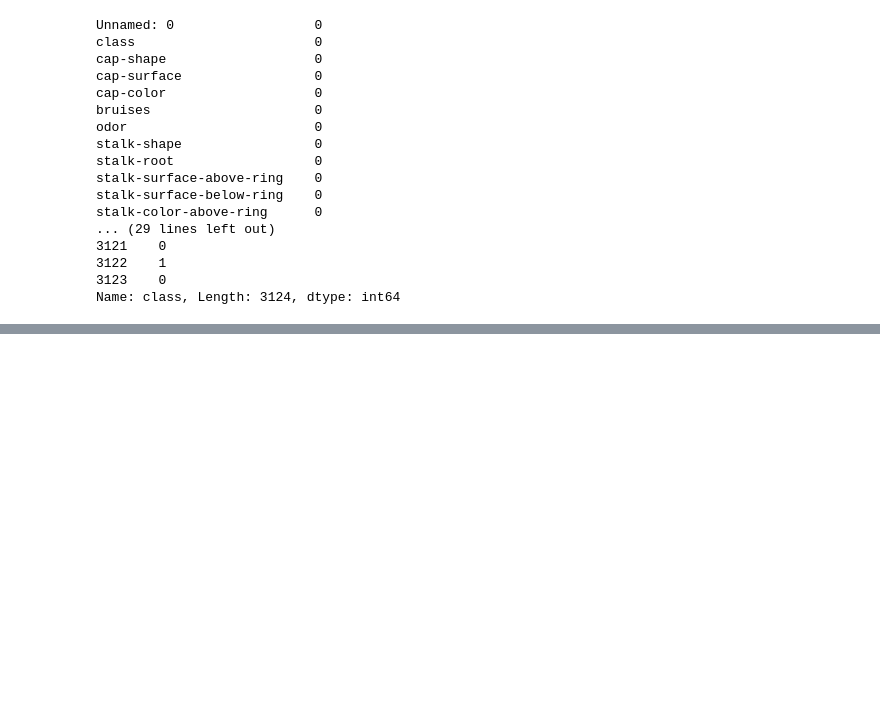
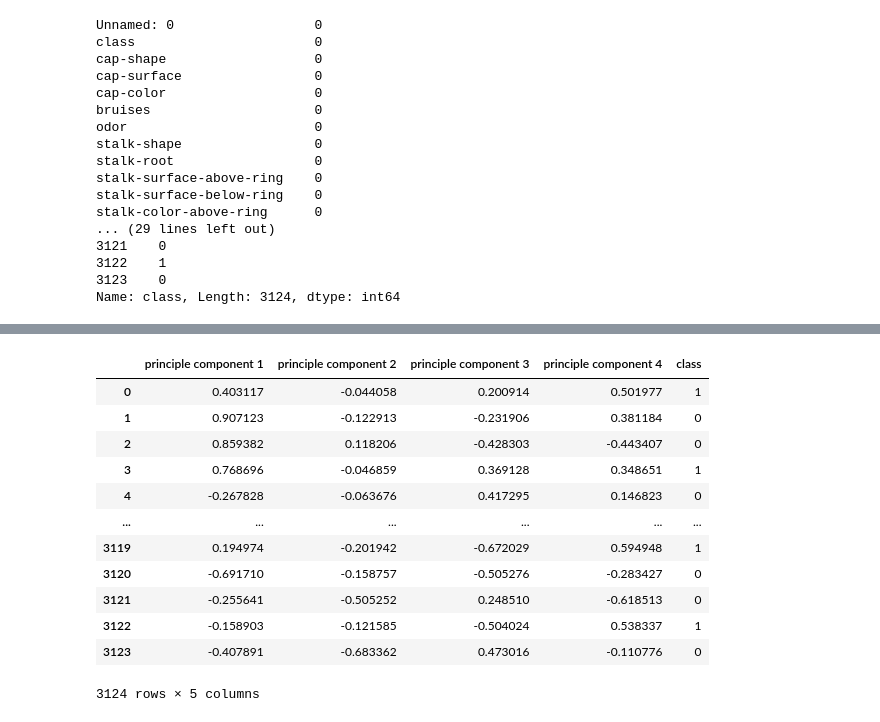
Before and after one commit to JunaedAbed/cse422-artificial-intelligence-lab, a Jupyter notebook: lab08.ipynb, the cells around one changed output, grey strips where cells are left out. Saved outputs shown, nothing was run; the diff lists cells and outputs as text; code cells hidden in the pictures; blank space fills up the shorter version.

```diff
--- a/lab08.ipynb
+++ b/lab08.ipynb
@@ -57,0 +167,20 @@ y = mashroom['class']
+# %%
+pca = PCA(n_components = 4)
+principal_components= pca.fit_transform(df_scaled.values)
+principal_df = pd.DataFrame(data=principal_components, columns=["principle component 1","principle component 2","principle component 3", "principle component 4"])
+main_df=pd.concat([principal_df, y], axis=1)
+main_df
+# %% [output]
+|  | principle component 1 | principle component 2 | principle component 3 | principle component 4 | class |
+| 0 | 0.403117 | -0.044058 | 0.200914 | 0.501977 | 1 |
+| 1 | 0.907123 | -0.122913 | -0.231906 | 0.381184 | 0 |
+| 2 | 0.859382 | 0.118206 | -0.428303 | -0.443407 | 0 |
+| 3 | 0.768696 | -0.046859 | 0.369128 | 0.348651 | 1 |
+| 4 | -0.267828 | -0.063676 | 0.417295 | 0.146823 | 0 |
+| ... | ... | ... | ... | ... | ... |
+| 3119 | 0.194974 | -0.201942 | -0.672029 | 0.594948 | 1 |
+| 3120 | -0.691710 | -0.158757 | -0.505276 | -0.283427 | 0 |
+| 3121 | -0.255641 | -0.505252 | 0.248510 | -0.618513 | 0 |
+| 3122 | -0.158903 | -0.121585 | -0.504024 | 0.538337 | 1 |
+| 3123 | -0.407891 | -0.683362 | 0.473016 | -0.110776 | 0 |
+3124 rows × 5 columns
```
Also changed, not shown: parts of 11 cells of this notebook.
